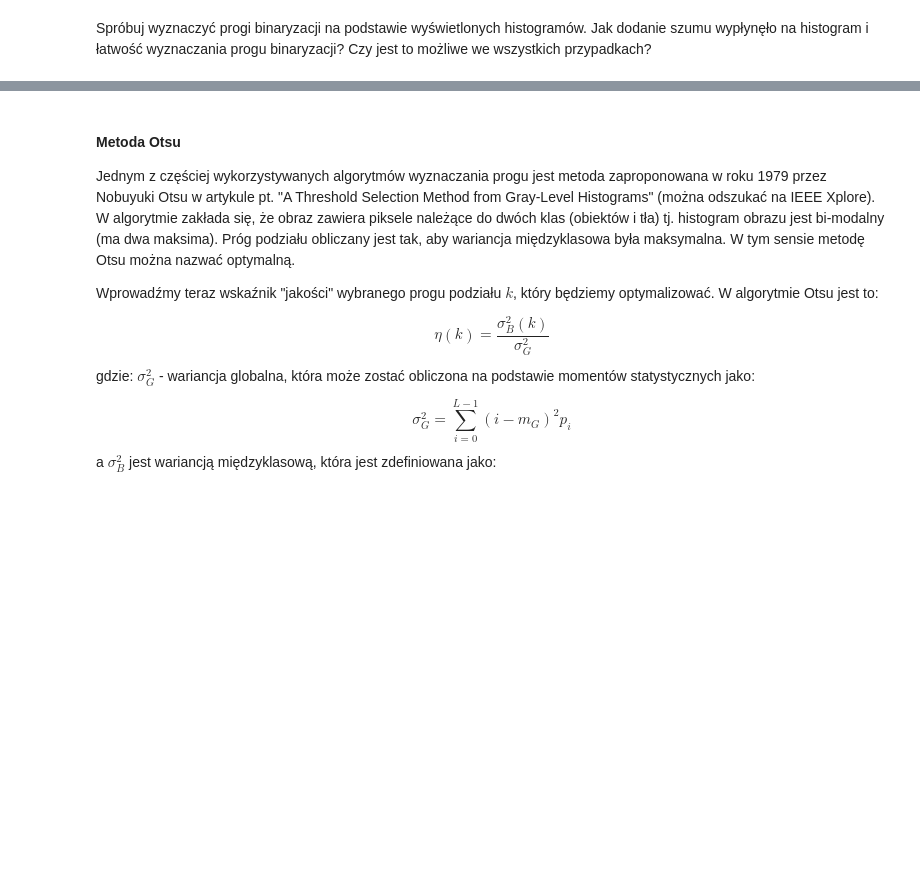
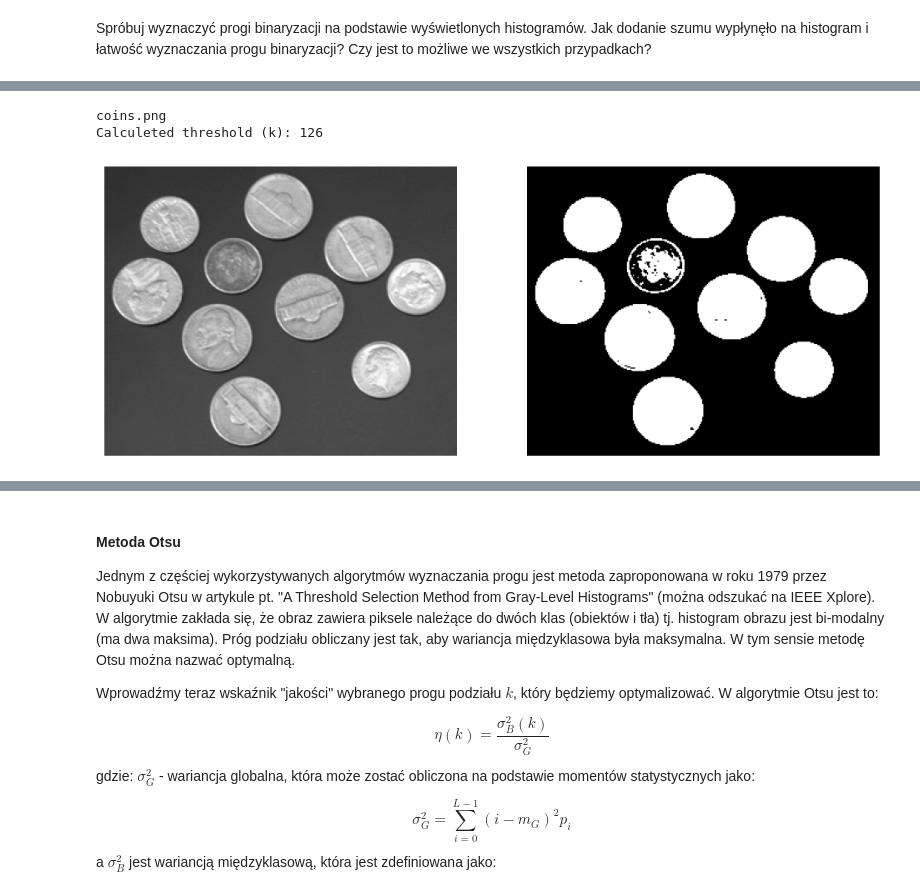
Before and after one commit to Szaroslav/introduction-to-digital-image-processing-agh-cs-course, a Jupyter notebook: lab4/lab4.ipynb, the cells around one changed output, grey strips where cells are left out. Saved outputs shown, nothing was run; the diff lists cells and outputs as text; code cells hidden in the pictures; blank space fills up the shorter version.

Commit message:
[Laboratory 4] Finish threshold calculation (iterative)

```diff
--- a/lab4/lab4.ipynb
+++ b/lab4/lab4.ipynb
@@ -259,0 +265,34 @@ m_G = \sum_{i=0}^{L-1} ip_i
+# %%
+def calculate_threshold_iterative(image):
+  histogram            = cv2.calcHist([image], [0], None, [256], [0, 256]).squeeze()
+  total_pixels         = image.shape[0] * image.shape[1]
+  histogram_normalized = histogram / total_pixels
+  histogram_cumsum     = histogram.cumsum()
+  k                    = round(np.dot(np.arange(256), histogram_normalized))
+
+  while True:
+    P0    = histogram_normalized[:k + 1].sum()
+    m0    = 1 / P0 * np.dot(np.arange(k + 1), histogram_normalized[:k + 1])
+    P1    = histogram_normalized[k + 1:].sum()
+    m1    = 1 / P1 * np.dot(np.arange(k + 1, 256), histogram_normalized[k + 1:])
+    k_new = round((m0 + m1) / 2)
+
+    if abs(k - k_new) < 1:
+      break
+
+    k = k_new
+
+  return k
+# %%
+def threshold_iterative(filename):
+  print(filename)
+  image     = cv2.imread(filename, cv2.IMREAD_GRAYSCALE)
+  threshold = calculate_threshold_iterative(image)
+  print("Calculeted threshold (k):", threshold)
+  binarize(image, threshold)
+# %%
+threshold_iterative("coins.png")
+# %% [output]
+coins.png
+Calculeted threshold (k): 126
+[figure, added]
```
Also changed, not shown: parts of 7 cells of this notebook.
